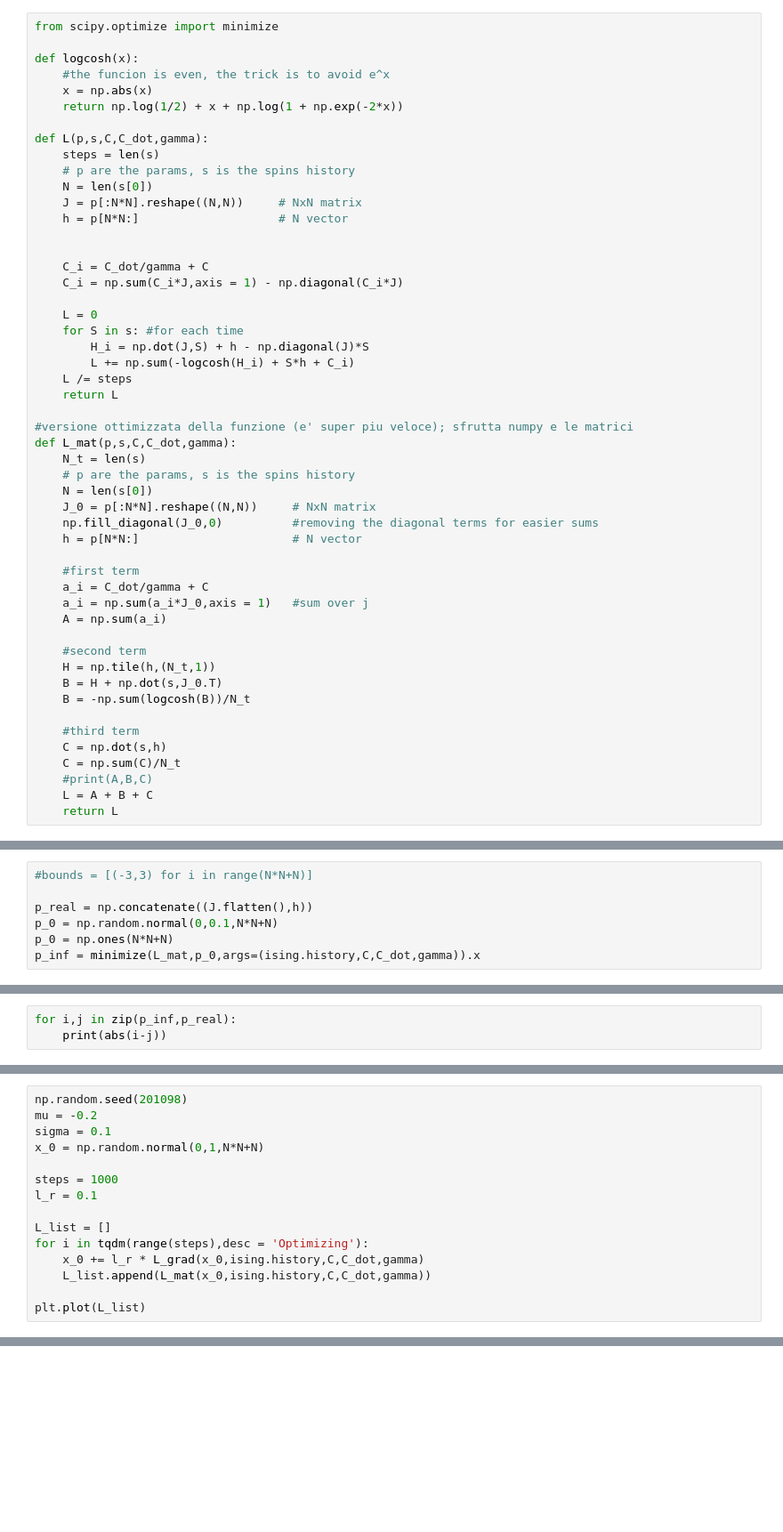
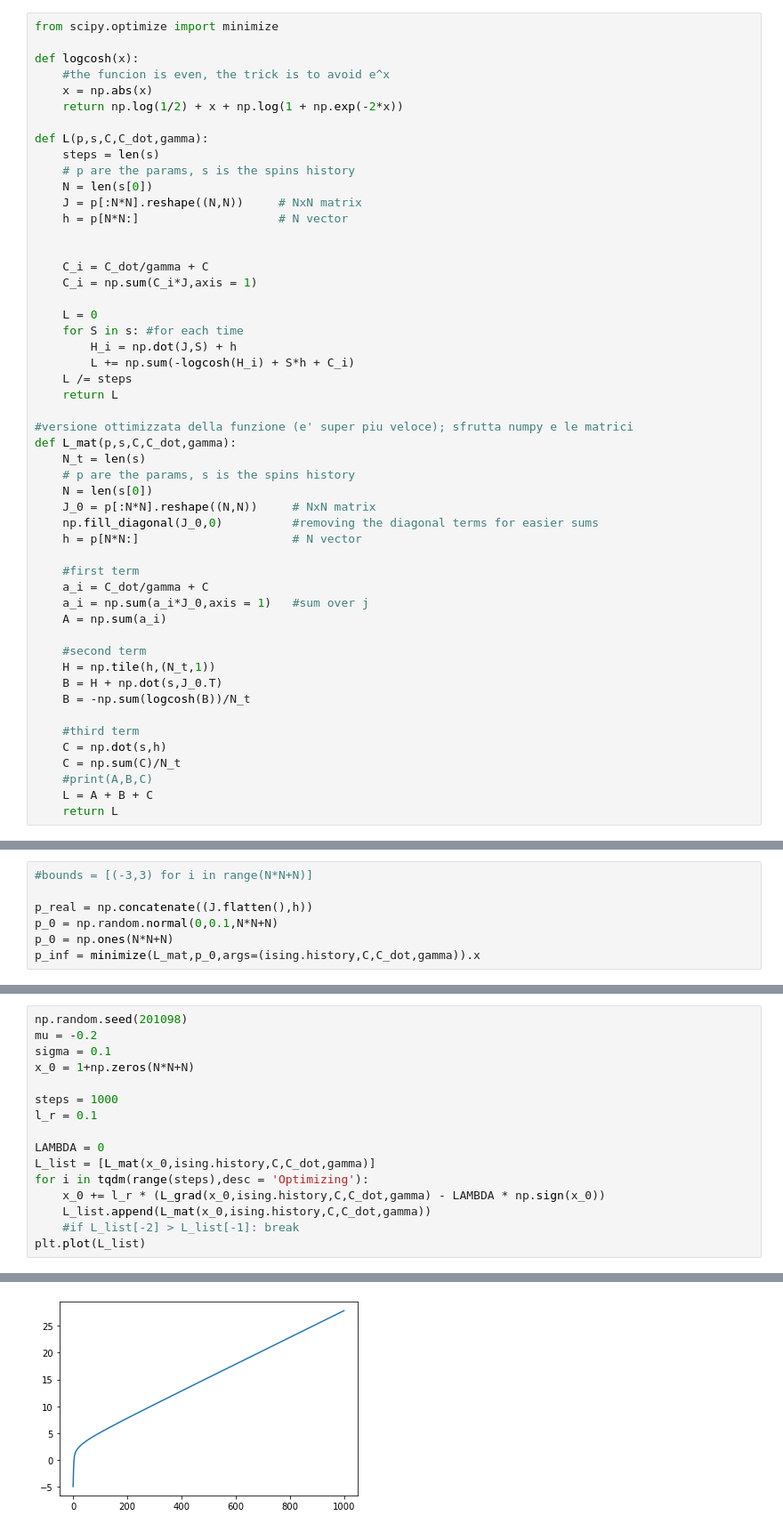
Before and after one commit to micheleavella/brain_project, a Jupyter notebook: projec_v1.ipynb, the cells around one changed output, grey strips where cells are left out. Shown at 89% size. Cells and saved outputs as stored; diff of their text form; blank space fills up the shorter version.

```diff
--- a/projec_v1.ipynb
+++ b/projec_v1.ipynb
@@ -130,11 +130,11 @@ def L(p,s,C,C_dot,gamma):
 
 
     C_i = C_dot/gamma + C
-    C_i = np.sum(C_i*J,axis = 1) - np.diagonal(C_i*J)
+    C_i = np.sum(C_i*J,axis = 1)
 
     L = 0
     for S in s: #for each time
-        H_i = np.dot(J,S) + h - np.diagonal(J)*S
+        H_i = np.dot(J,S) + h
         L += np.sum(-logcosh(H_i) + S*h + C_i)
     L /= steps
     return L
@@ -197,3 +196,0 @@ L(p_real,ising.history,C,C_dot,gamma)
-# %%
-for i,j in zip(p_inf,p_real):
-    print(abs(i-j))
@@ -279,15 +196,0 @@ print((y_f-y_i)/dx)
-# %%
-np.random.seed(201098)
-mu = -0.2
-sigma = 0.1
-x_0 = np.random.normal(0,1,N*N+N)
-
-steps = 1000
-l_r = 0.1
-
-L_list = []
-for i in tqdm(range(steps),desc = 'Optimizing'):
-    x_0 += l_r * L_grad(x_0,ising.history,C,C_dot,gamma)
-    L_list.append(L_mat(x_0,ising.history,C,C_dot,gamma))
-
-plt.plot(L_list)
@@ -298,0 +250,17 @@ The functions doesn't have a upper limit and so goes to ininity linearly (indipe
+# %%
+np.random.seed(201098)
+mu = -0.2
+sigma = 0.1
+x_0 = 1+np.zeros(N*N+N)
+
+steps = 1000
+l_r = 0.1
+
+LAMBDA = 0
+L_list = [L_mat(x_0,ising.history,C,C_dot,gamma)]
+for i in tqdm(range(steps),desc = 'Optimizing'):
+    x_0 += l_r * (L_grad(x_0,ising.history,C,C_dot,gamma) - LAMBDA * np.sign(x_0))
+    L_list.append(L_mat(x_0,ising.history,C,C_dot,gamma))
+    #if L_list[-2] > L_list[-1]: break
+plt.plot(L_list)
+# %% [output]
@@ -298,0 +268 @@ The functions doesn't have a upper limit and so goes to ininity linearly (indipe
+[figure, added]
```
Also changed, not shown: parts of 35 cells of this notebook.
